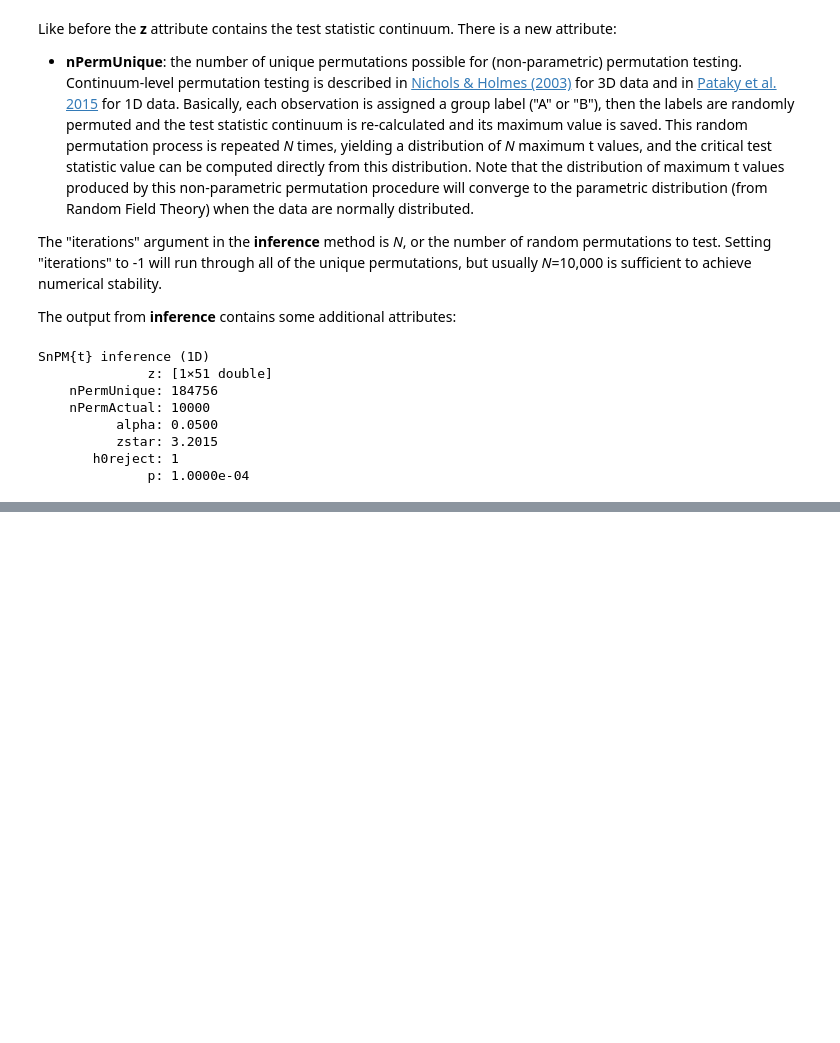
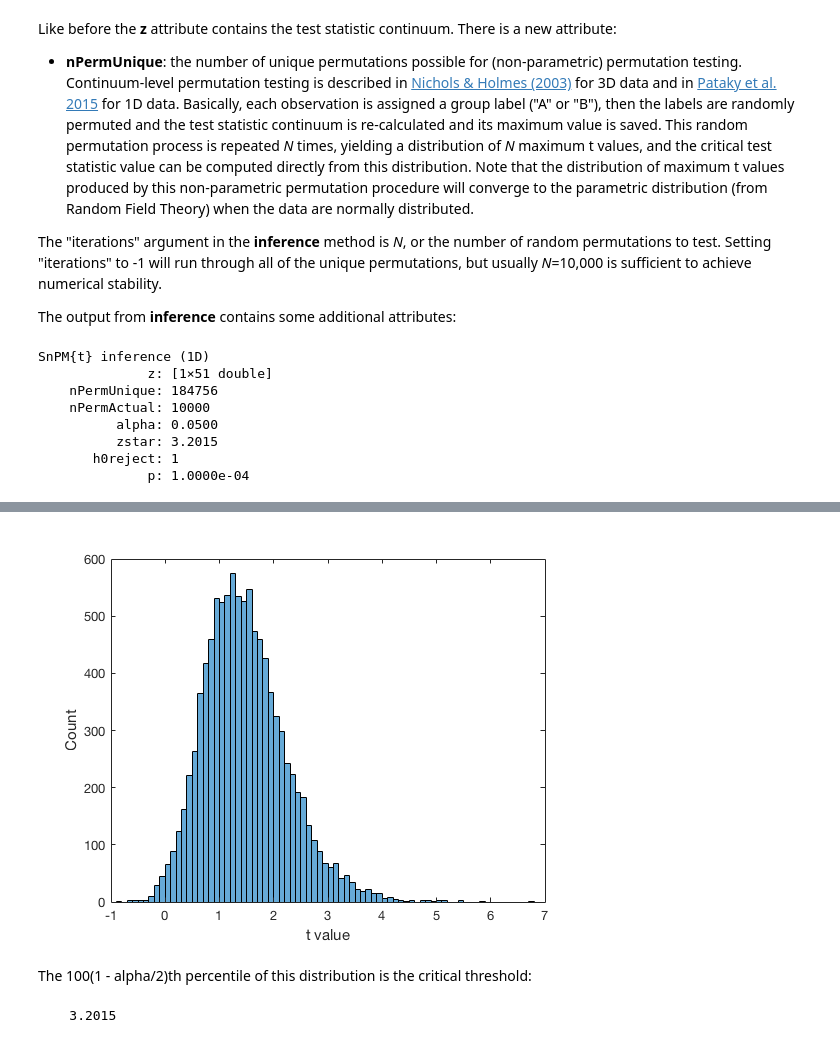
Before and after one commit to 0todd0000/fda-pca-spm, a Jupyter notebook: Notebooks/ipynb/3_SnPM.ipynb, the cells around one changed output, grey strips where cells are left out. Cells and saved outputs as stored; diff of their text form; code cells hidden in the pictures; blank space fills up the shorter version.

```diff
--- a/Notebooks/ipynb/3_SnPM.ipynb
+++ b/Notebooks/ipynb/3_SnPM.ipynb
@@ -63,0 +77,12 @@ Identical to parametric inference, the Type I error rate **alpha**, the critical
+# %%
+histogram( snpmi.PDF0 )
+xlabel('t value')
+ylabel('Count')
+# %% [output]
+[figure, added]
+# %% [markdown]
+The 100(1 - alpha/2)th percentile of this distribution is the critical threshold:
+# %%
+disp( prctile( snpmi.PDF0, 97.5 ) )
+# %% [output]
+    3.2015
```
Also changed, not shown: parts of 5 cells of this notebook, 3 other files.
